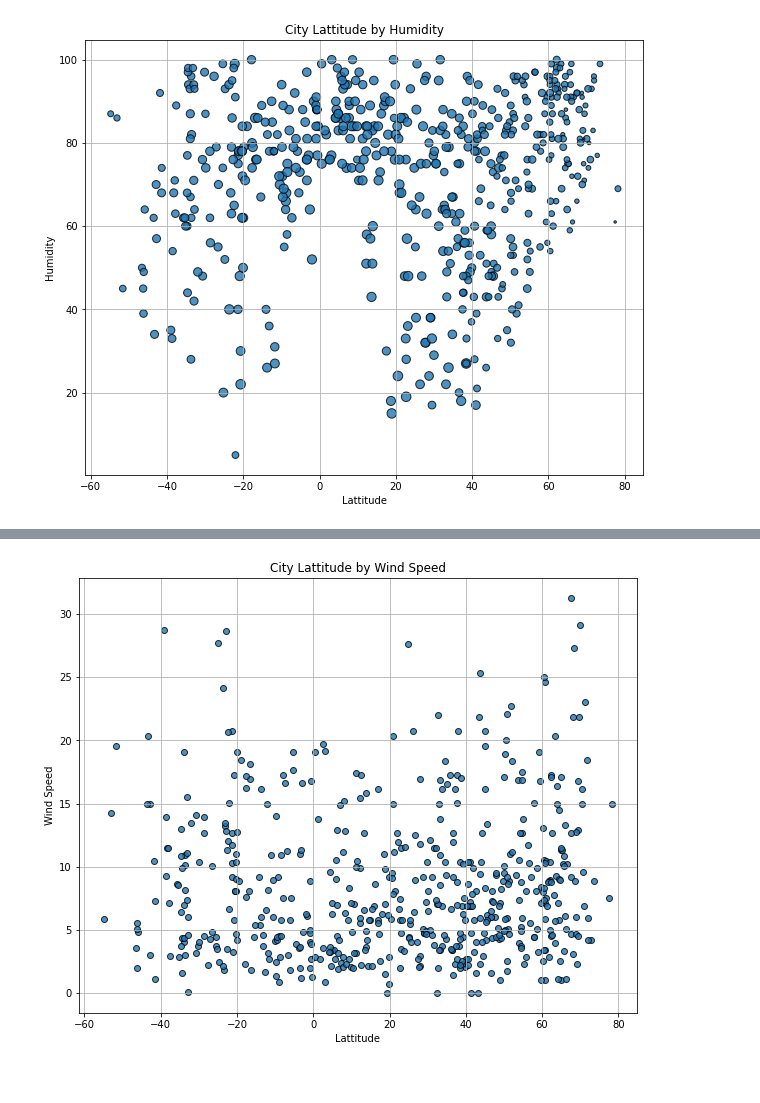
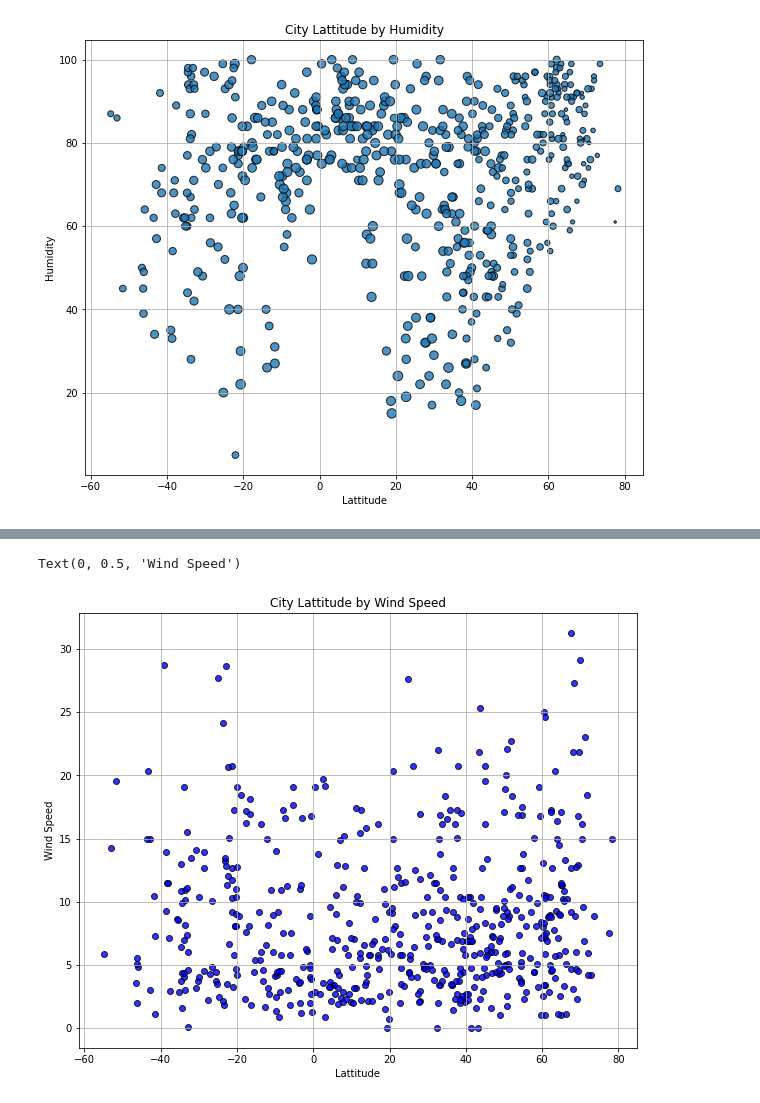
Before and after one commit to LJD0/World_Weather_Analysis, a Jupyter notebook: WeatherPy.ipynb, the cells around one changed output, grey strips where cells are left out. Drawn from its saved outputs; the diff is of its cells as text; code cells hidden in the pictures.

```diff
--- a/WeatherPy.ipynb
+++ b/WeatherPy.ipynb
@@ -160,10 +162,12 @@ plt.savefig('weather_data/figure3.png')
 # %%
 fig, ax = plt.subplots(figsize=(10,8))
-ax.scatter(lats,wind_speed, edgecolors='black',linewidths=1,alpha=.8,label="Cities")
+ax.scatter(lats,wind_speed, edgecolors='black',c='b',linewidths=1,alpha=.8,label="Cities")
+
 ax.grid(True)
 ax.set_title("City Lattitude by Wind Speed")
 ax.set_xlabel("Lattitude")
 ax.set_ylabel('Wind Speed')
 # plt.savefig('weather_data/figure4.png')
 # %% [output]
+Text(0, 0.5, 'Wind Speed')
-[figure, old version]
+[figure, new version]
```
Also changed, not shown: parts of 5 cells of this notebook.
